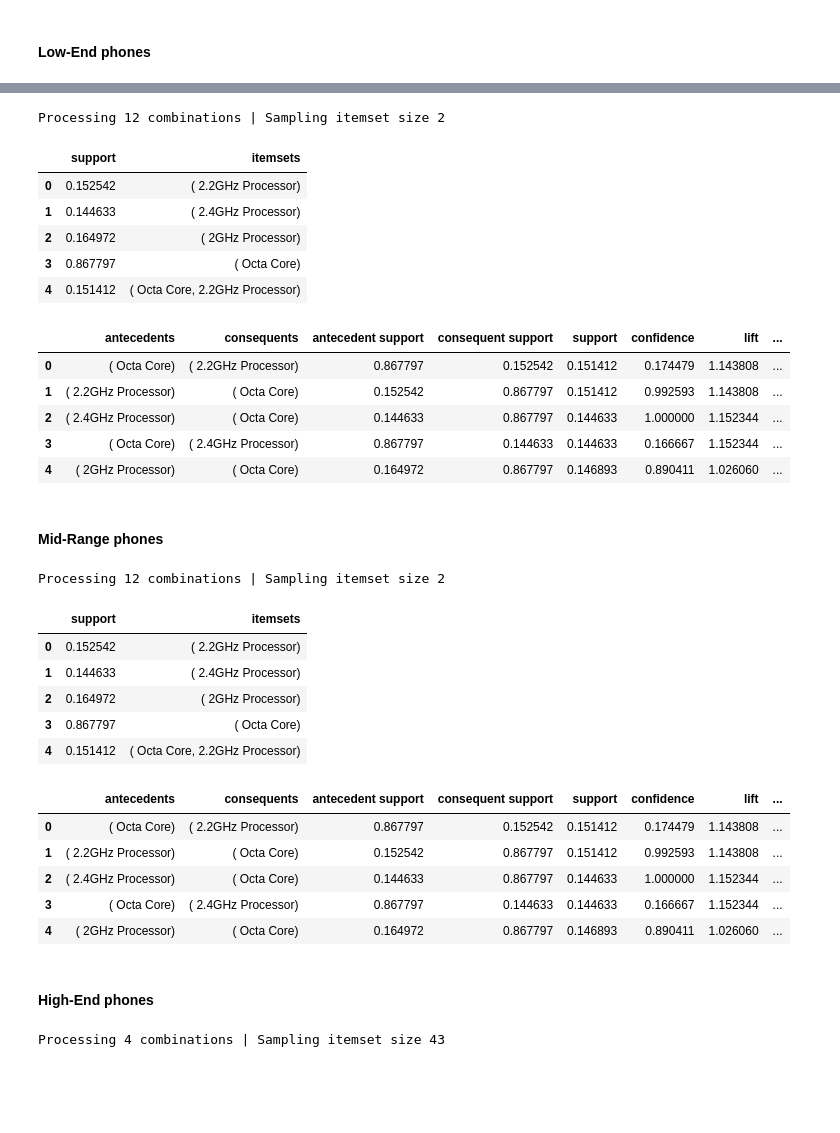
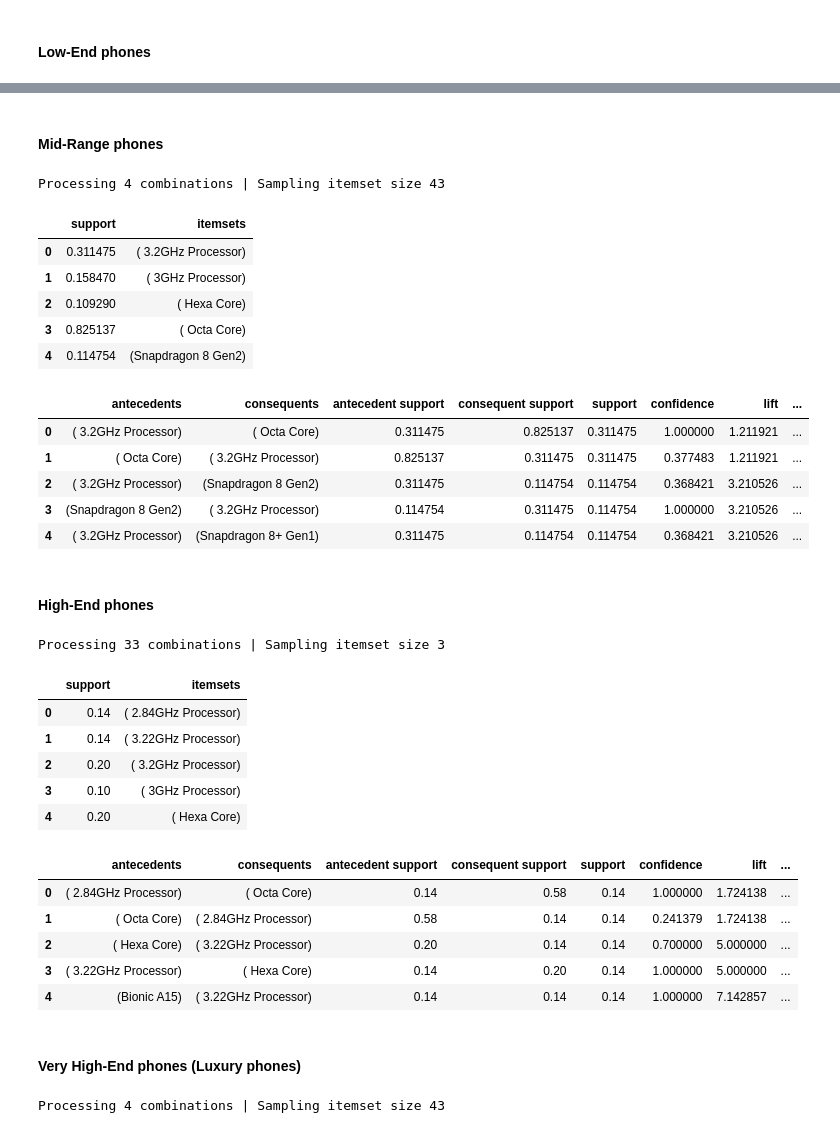
Before and after one commit to frottori/Big_Data_Python, a Jupyter notebook: Project/Project.ipynb, the cells around one changed output, grey strips where cells are left out. Drawn from its saved outputs; the diff is of its cells as text; code cells hidden in the pictures; blank space fills up the shorter version.

```diff
--- a/Project/Project.ipynb
+++ b/Project/Project.ipynb
@@ -200,17 +200,17 @@ def price_processor_analysis(df):
 
     # Apply the k-means algorithm to the dataset
     np.random.seed(42)  # Set seed to 42 for reproducibility
-    k = 3               # Number of clusters (for low range processors, medium range processors, and high range processors)
+    k = 4               # Number of clusters (for low range processors, medium range processors, and high range processors)
     df['centroid'], df['error'], centroids =  kmeans(df[['processor_type_code','Price_Euro']], k)
 
     # Colors for the clusters in the scatter plot
-    customcmap = ListedColormap(["crimson", "mediumblue", "darkmagenta"])
+    customcmap = ListedColormap(["crimson", "mediumblue", "darkmagenta", "forestgreen"])
     fig, ax = plt.subplots(figsize=(8, 6))
     plt.scatter(x=df['processor_type_code'], y=df['Price_Euro'],  marker = 'o',
                 c=df['centroid'].astype('category'),
                 cmap = customcmap, s=2, alpha=0.5)
     plt.scatter(centroids.iloc[:,0], centroids.iloc[:,1],
-                marker = 's', s=30, c=[0, 1, 2],
+                marker = 's', s=30, c=[0, 1, 2, 3],
                 cmap = customcmap)
     ax.set_xlabel(r'Processor', fontsize=14)
     ax.set_ylabel(r'Price', fontsize=14)
@@ -245,3 +272,5 @@ df[['model','Price_Euro','processor','processor_type_code','core_type_code','clo
+# %% [markdown]
+#### Mid-Range phones
 # %%
 df0 = df[df['centroid'] == 0]
 # Dataframe with all processor characteristics
@@ -253,24 +282,24 @@ data = list(pr["processor"].apply(lambda x:x.split(",") ))
 freq_items0, pr_ar0 = assoc_rules(data, 0.1, 0.1)
 freq_items0.head()
 # %% [output]
-Processing 12 combinations | Sampling itemset size 2
+Processing 4 combinations | Sampling itemset size 43
 |  | support | itemsets |
-| 0 | 0.152542 | ( 2.2GHz Processor) |
-| 1 | 0.144633 | ( 2.4GHz Processor) |
-| 2 | 0.164972 | ( 2GHz Processor) |
-| 3 | 0.867797 | ( Octa Core) |
-| 4 | 0.151412 | ( Octa Core, 2.2GHz Processor) |
+| 0 | 0.311475 | ( 3.2GHz Processor) |
+| 1 | 0.158470 | ( 3GHz Processor) |
+| 2 | 0.109290 | ( Hexa Core) |
+| 3 | 0.825137 | ( Octa Core) |
+| 4 | 0.114754 | (Snapdragon 8 Gen2) |
 # %%
 pr_ar0.head()
 # %% [output]
 |  | antecedents | consequents | antecedent support | consequent support | support | confidence | lift | ... |
-| 0 | ( Octa Core) | ( 2.2GHz Processor) | 0.867797 | 0.152542 | 0.151412 | 0.174479 | 1.143808 | ... |
-| 1 | ( 2.2GHz Processor) | ( Octa Core) | 0.152542 | 0.867797 | 0.151412 | 0.992593 | 1.143808 | ... |
-| 2 | ( 2.4GHz Processor) | ( Octa Core) | 0.144633 | 0.867797 | 0.144633 | 1.000000 | 1.152344 | ... |
-| 3 | ( Octa Core) | ( 2.4GHz Processor) | 0.867797 | 0.144633 | 0.144633 | 0.166667 | 1.152344 | ... |
-| 4 | ( 2GHz Processor) | ( Octa Core) | 0.164972 | 0.867797 | 0.146893 | 0.890411 | 1.026060 | ... |
+| 0 | ( 3.2GHz Processor) | ( Octa Core) | 0.311475 | 0.825137 | 0.311475 | 1.000000 | 1.211921 | ... |
+| 1 | ( Octa Core) | ( 3.2GHz Processor) | 0.825137 | 0.311475 | 0.311475 | 0.377483 | 1.211921 | ... |
+| 2 | ( 3.2GHz Processor) | (Snapdragon 8 Gen2) | 0.311475 | 0.114754 | 0.114754 | 0.368421 | 3.210526 | ... |
+| 3 | (Snapdragon 8 Gen2) | ( 3.2GHz Processor) | 0.114754 | 0.311475 | 0.114754 | 1.000000 | 3.210526 | ... |
+| 4 | ( 3.2GHz Processor) | (Snapdragon 8+ Gen1) | 0.311475 | 0.114754 | 0.114754 | 0.368421 | 3.210526 | ... |
 # %% [markdown]
-#### Mid-Range phones
+#### High-End phones
 # %%
 df1 = df[df['centroid'] == 1]
 # Dataframe with all processor characteristics
@@ -279,27 +308,27 @@ pr = pd.DataFrame(df1['processor']);
 pr = pr.replace('\u2009', '', regex=True)
 data = list(pr["processor"].apply(lambda x:x.split(",") ))
 # %%
-freq_items1, pr_ar1 = assoc_rules(data)
+freq_items1, pr_ar1 = assoc_rules(data,0.1,0.1)
 freq_items1.head()
 # %% [output]
-Processing 12 combinations | Sampling itemset size 2
+Processing 33 combinations | Sampling itemset size 3
 |  | support | itemsets |
-| 0 | 0.152542 | ( 2.2GHz Processor) |
-| 1 | 0.144633 | ( 2.4GHz Processor) |
-| 2 | 0.164972 | ( 2GHz Processor) |
-| 3 | 0.867797 | ( Octa Core) |
-| 4 | 0.151412 | ( Octa Core, 2.2GHz Processor) |
+| 0 | 0.14 | ( 2.84GHz Processor) |
+| 1 | 0.14 | ( 3.22GHz Processor) |
+| 2 | 0.20 | ( 3.2GHz Processor) |
+| 3 | 0.10 | ( 3GHz Processor) |
+| 4 | 0.20 | ( Hexa Core) |
 # %%
 pr_ar1.head()
 # %% [output]
 |  | antecedents | consequents | antecedent support | consequent support | support | confidence | lift | ... |
-| 0 | ( Octa Core) | ( 2.2GHz Processor) | 0.867797 | 0.152542 | 0.151412 | 0.174479 | 1.143808 | ... |
-| 1 | ( 2.2GHz Processor) | ( Octa Core) | 0.152542 | 0.867797 | 0.151412 | 0.992593 | 1.143808 | ... |
-| 2 | ( 2.4GHz Processor) | ( Octa Core) | 0.144633 | 0.867797 | 0.144633 | 1.000000 | 1.152344 | ... |
-| 3 | ( Octa Core) | ( 2.4GHz Processor) | 0.867797 | 0.144633 | 0.144633 | 0.166667 | 1.152344 | ... |
-| 4 | ( 2GHz Processor) | ( Octa Core) | 0.164972 | 0.867797 | 0.146893 | 0.890411 | 1.026060 | ... |
+| 0 | ( 2.84GHz Processor) | ( Octa Core) | 0.14 | 0.58 | 0.14 | 1.000000 | 1.724138 | ... |
+| 1 | ( Octa Core) | ( 2.84GHz Processor) | 0.58 | 0.14 | 0.14 | 0.241379 | 1.724138 | ... |
+| 2 | ( Hexa Core) | ( 3.22GHz Processor) | 0.20 | 0.14 | 0.14 | 0.700000 | 5.000000 | ... |
+| 3 | ( 3.22GHz Processor) | ( Hexa Core) | 0.14 | 0.20 | 0.14 | 1.000000 | 5.000000 | ... |
+| 4 | (Bionic A15) | ( 3.22GHz Processor) | 0.14 | 0.14 | 0.14 | 1.000000 | 7.142857 | ... |
 # %% [markdown]
-#### High-End phones
+#### Very High-End phones (Luxury phones)
 # %%
 df2 = df[df['centroid'] == 2]
 # Dataframe with all processor characteristics
```
Also changed, not shown: parts of 5 cells of this notebook.
